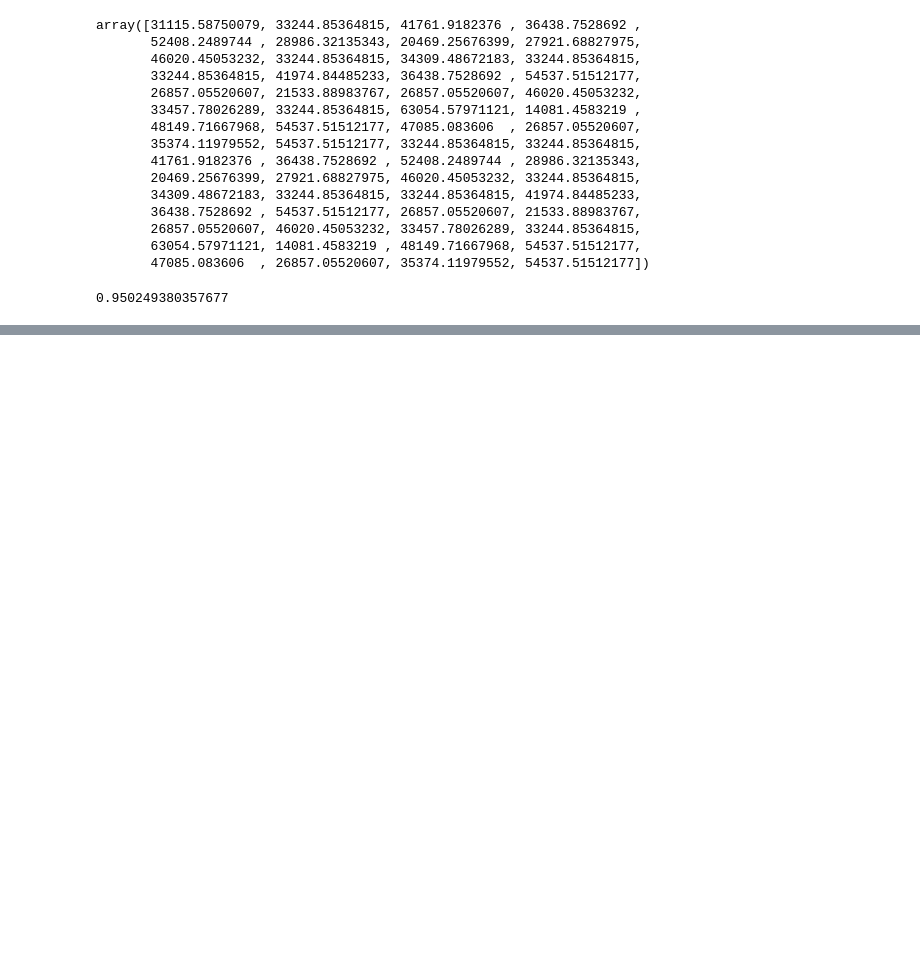
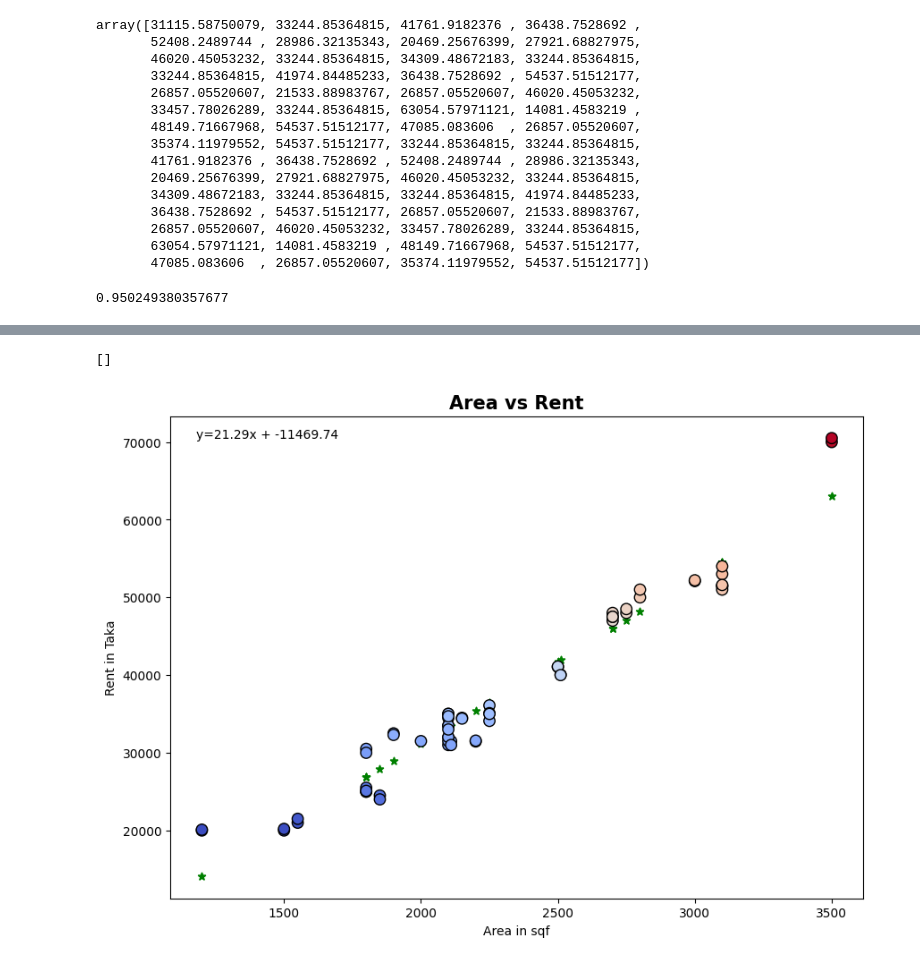
Before and after one commit to fakrul-javed/DSnML, a Jupyter notebook: class_4_assignment/Assignment.ipynb, the cells around one changed output, grey strips where cells are left out. Saved outputs shown, nothing was run; the diff lists cells and outputs as text; code cells hidden in the pictures; blank space fills up the shorter version.

```diff
--- a/class_4_assignment/Assignment.ipynb
+++ b/class_4_assignment/Assignment.ipynb
@@ -109,0 +156,26 @@ reg.score(df[['area']], df[['rent']])
+# %%
+plt.figure(figsize=(10,7))
+plt.scatter(df['area'],reg.predict(df[['area']]),color='green', marker='*')
+
+m = reg.coef_[0]
+c = reg.intercept_
+equ = f"y={float(m):.2f}x + {float(c):.2f}"
+
+plt.text(min(df['area'])-100, max(df['rent'])-30, equ)
+
+plt.scatter(df['area'],
+            df['rent'],
+            c=df['rent'],
+            cmap='coolwarm',
+            s=80,
+            alpha=1,
+            edgecolor='k')
+
+plt.xlabel('Area in sqf', fontsize=10)
+plt.ylabel('Rent in Taka',fontsize=10)
+plt.title('Area vs Rent',fontsize=15, weight='bold')
+
+plt.plot()
+# %% [output]
+[]
+[figure, added]
```
Also changed, not shown: parts of 6 cells of this notebook.
